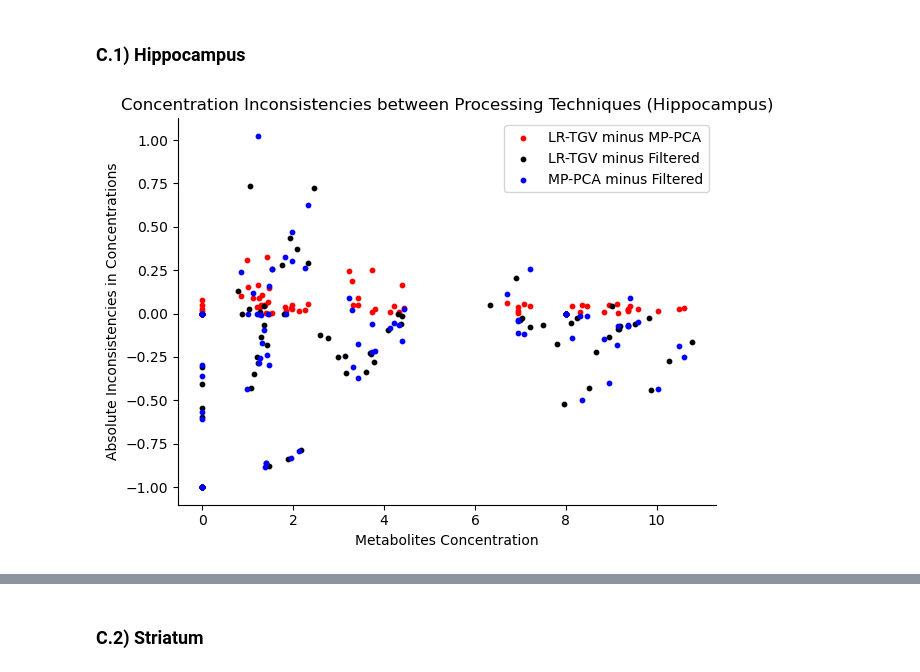
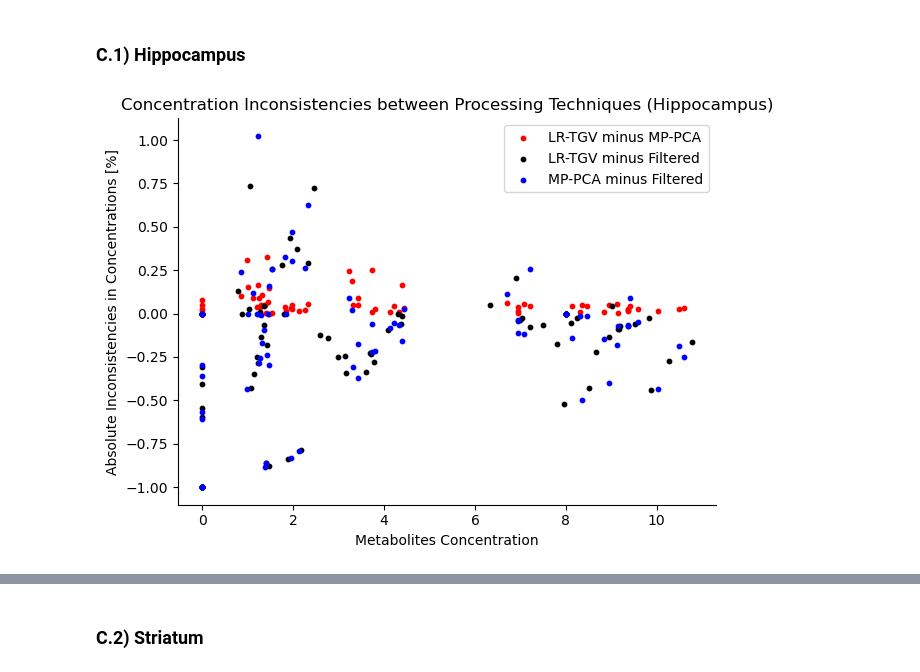
Before and after one commit to AlexisCogne/MRI_Practicals, a Jupyter notebook: Data_Analysis_Notebook.ipynb, the cells around one changed output, grey strips where cells are left out. Cells and saved outputs as stored; diff of their text form; code cells hidden in the pictures.

```diff
--- a/Data_Analysis_Notebook.ipynb
+++ b/Data_Analysis_Notebook.ipynb
@@ -378,14 +376,14 @@ Filtered_vs_MP_Stri_mean = df[(df['processing']=='MP-PCA') & (df['region']=='Str
 # %%
 fig, ax = plt.subplots()
 plt.scatter(MP_vs_LR_Hipp_mean.mean_conc, MP_vs_LR_Hipp_mean.mean_diff_MP_vs_LR, color = 'r', s=10, label = 'LR-TGV minus MP-PCA')
 plt.scatter(Filtered_vs_LR_Hipp_mean.mean_conc, Filtered_vs_LR_Hipp_mean.mean_diff_vs_filtered, color = 'black', s=10, label = 'LR-TGV minus Filtered')
 plt.scatter(Filtered_vs_MP_Hipp_mean.mean_conc, Filtered_vs_MP_Hipp_mean.mean_diff_vs_filtered, color = 'blue', s=10, label = 'MP-PCA minus Filtered')
 
-ax.set_ylabel("Absolute Inconsistencies in Concentrations")
+ax.set_ylabel("Absolute Inconsistencies in Concentrations [%]")
 ax.set_xlabel("Metabolites Concentration")
 plt.title("Concentration Inconsistencies between Processing Techniques (Hippocampus)")
 plt.legend()
 sns.despine()
 plt.tight_layout()
 # %% [output]
-[figure, old version]
+[figure, new version]
```
Also changed, not shown: parts of 5 cells of this notebook.
